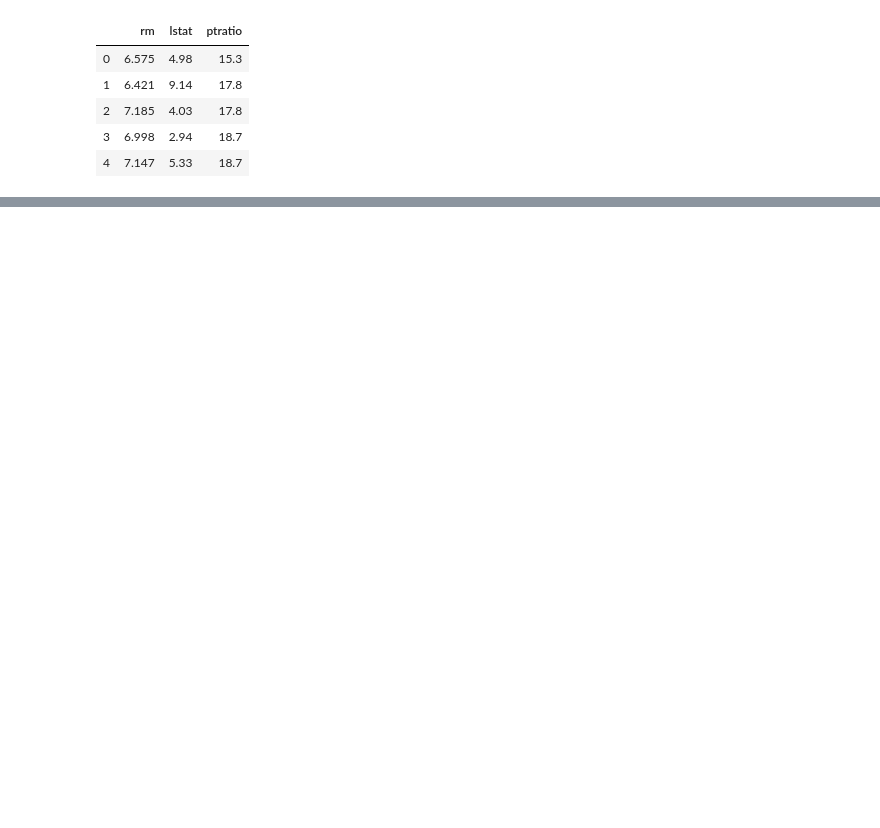
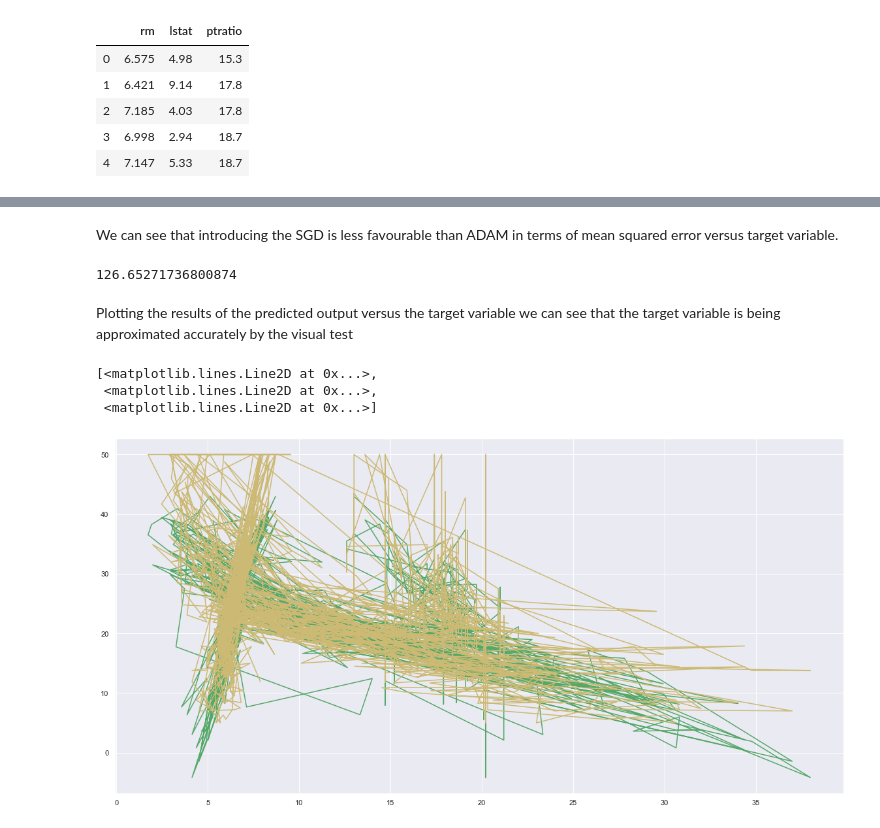
Before and after one commit to G00364690/MLS-Project, a Jupyter notebook: MLS Project.ipynb, the cells around one changed output, grey strips where cells are left out. Saved outputs shown, nothing was run; the diff lists cells and outputs as text; code cells hidden in the pictures; blank space fills up the shorter version.

Commit message:
Training & Tuning network

```diff
--- a/MLS Project.ipynb
+++ b/MLS Project.ipynb
@@ -516,5 +488,5 @@ Based on the results of the previous sections we will create our neural netwok b
 #df
 # %%
 #print out first 5 ages
-#output = df["medv"]
-#output.head(5)
+output = df["medv"]
+output.head(5)
@@ -554,2 +537,2 @@ m.compile(loss="mean_squared_error", optimizer="adam")
 # %%
-m.fit(inputs, output, epochs=10, batch_size=10)
+m.fit(inputs, output, epochs=20, batch_size=10)
@@ -578,8 +632,8 @@ m = kr.models.Sequential()
 #change linear to sigmoid if you want. Try to mix & match layers to figure it out
 #IMPORTANT be careful that it doesn't just regress towards the mean
 m.add(kr.layers.Dense(10, input_dim=3, activation="sigmoid")) #kernel_initializer="ones")) #bias_initializer="zeros"))
-m.add(kr.layers.Dense(500, activation="sigmoid")) #kernel_initializer="ones")) #bias_initializer="zeros"))
-m.add(kr.layers.Dense(500, activation="linear")) #kernel_initializer="ones")) #bias_initializer="zeros"))
+m.add(kr.layers.Dense(50, activation="sigmoid")) #kernel_initializer="ones")) #bias_initializer="zeros"))
+m.add(kr.layers.Dense(50, activation="linear")) #kernel_initializer="ones")) #bias_initializer="zeros"))
 m.add(kr.layers.Dense(1, activation="linear"))
 
 m.compile(loss="mean_squared_error", optimizer="adam") #optimizer updates weights after every iteration
@@ -593,10 +647,3 @@ m.fit(inputs, output, epochs=100,batch_size=32)
 
 #Run each x value through the neural network
 prediction = m.predict(inputs)
-
-
-
-#Plot the values
-#Just plotting p versus y in this instance
-plt.plot(inputs, prediction, "r", label="Prediction")
-plt.plot(inputs, output, "b", label="Original")
@@ -752,0 +691,22 @@ plt.plot(x, y, "k-", label="Original")
+# %%
+m = kr.models.Sequential()
+
+#5 inputs
+#change linear to sigmoid if you want. Try to mix & match layers to figure it out
+#IMPORTANT be careful that it doesn't just regress towards the mean
+m.add(kr.layers.Dense(10, input_dim=3, activation="sigmoid")) #kernel_initializer="ones")) #bias_initializer="zeros"))
+m.add(kr.layers.Dense(50, activation="sigmoid")) #kernel_initializer="ones")) #bias_initializer="zeros"))
+m.add(kr.layers.Dense(50, activation="linear")) #kernel_initializer="ones")) #bias_initializer="zeros"))
+m.add(kr.layers.Dense(1, activation="linear"))
+
+m.compile(loss="mean_squared_error", optimizer="SGD") #optimizer updates weights after every iteration
+
+#Train the model
+#All x and y values are passed through 15 times
+#epochs are full passes through the NN
+m.fit(inputs, output, epochs=100,batch_size=32)
+#epochs too few limits potential of model, too many may over fit to the data.
+#batch size too low patterns less repeating, too high learning slows. Try powers of 2.
+
+#Run each x value through the neural network
+prediction = m.predict(inputs)
@@ -752,0 +731,19 @@ plt.plot(x, y, "k-", label="Original")
+# %% [markdown]
+We can see that introducing the SGD is less favourable than ADAM in terms of mean squared error versus target variable.
+# %%
+#mean squared error
+np.sqrt(np.sum((output.as_matrix() - m.predict(inputs).T)**2))
+# %% [output]
+126.65271736800874
+# %% [markdown]
+Plotting the results of the predicted output versus the target variable we can see that the target variable is being approximated accurately by the visual test
+# %%
+#Plot the values
+#Just plotting p versus y in this instance
+plt.plot(inputs, prediction, "g", label="Prediction")
+plt.plot(inputs, output, "y", label="Original")
+# %% [output]
+[<matplotlib.lines.Line2D at 0x...>,
+ <matplotlib.lines.Line2D at 0x...>,
+ <matplotlib.lines.Line2D at 0x...>]
+[figure, added]
```
Also changed, not shown: parts of 51 cells of this notebook, 1 other file.
